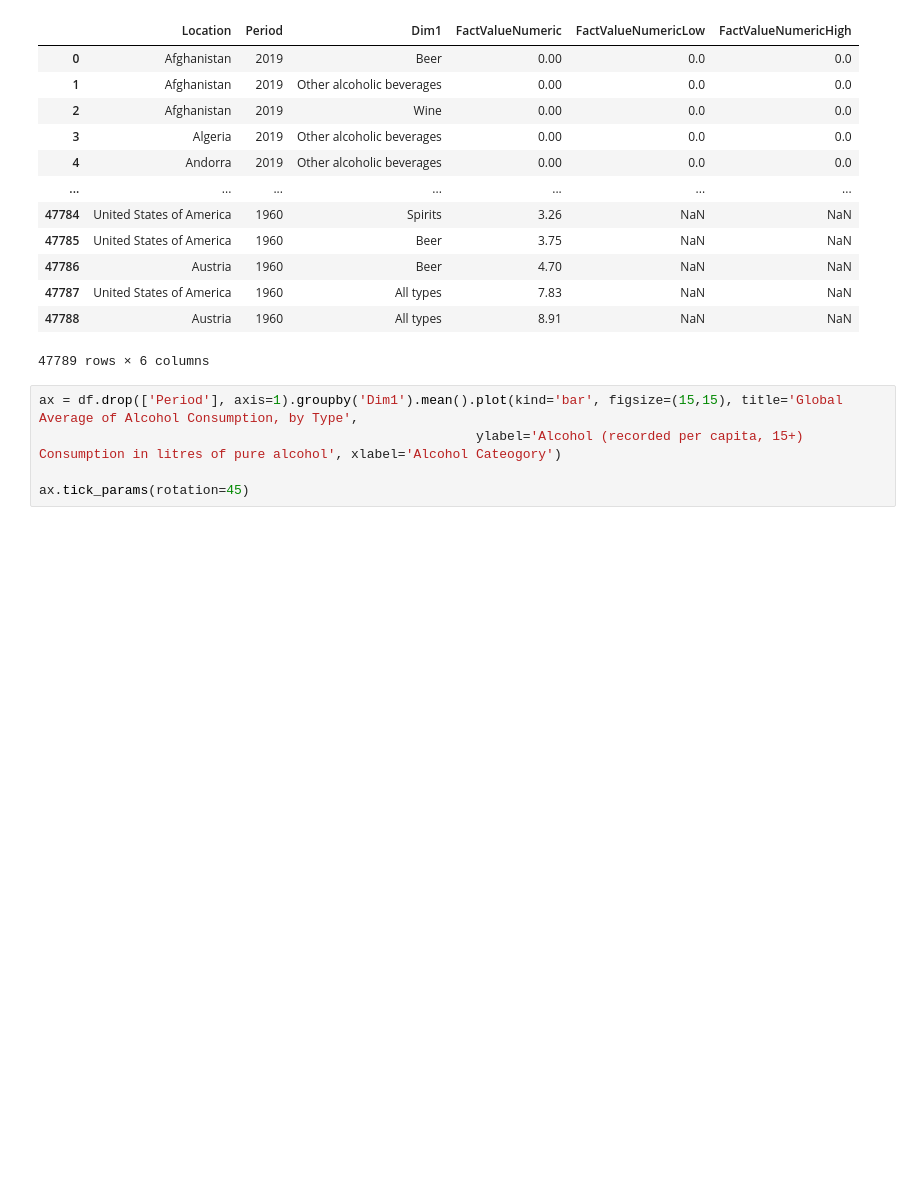
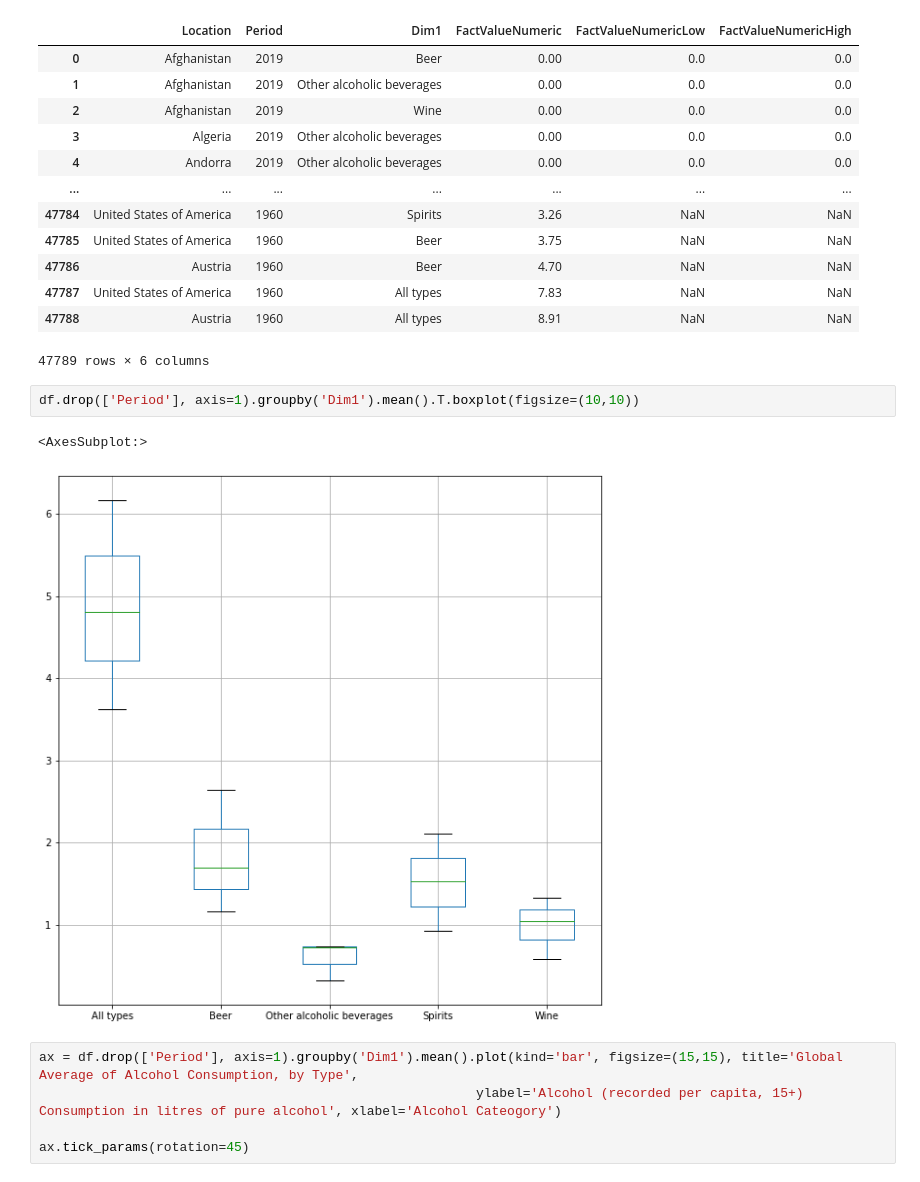
Before and after one commit to stuartbrown4/Big-Data-Assignment, a Jupyter notebook: Data-Handling-01.ipynb, the cells around one changed output. Cells and saved outputs as stored; diff of their text form; blank space fills up the shorter version.

```diff
--- a/Data-Handling-01.ipynb
+++ b/Data-Handling-01.ipynb
@@ -47,6 +47,11 @@ df
 | 47787 | United States of America | 1960 | All types | 7.83 | NaN | NaN |
 | 47788 | Austria | 1960 | All types | 8.91 | NaN | NaN |
 47789 rows × 6 columns
+# %%
+df.drop(['Period'], axis=1).groupby('Dim1').mean().T.boxplot(figsize=(10,10))
+# %% [output]
+<AxesSubplot:>
+[figure, added]
 # %%
 ax = df.drop(['Period'], axis=1).groupby('Dim1').mean().plot(kind='bar', figsize=(15,15), title='Global Average of Alcohol Consumption, by Type',
                                                         ylabel='Alcohol (recorded per capita, 15+) Consumption in litres of pure alcohol', xlabel='Alcohol Cateogory')
```
Also changed, not shown: parts of 30 cells of this notebook.
